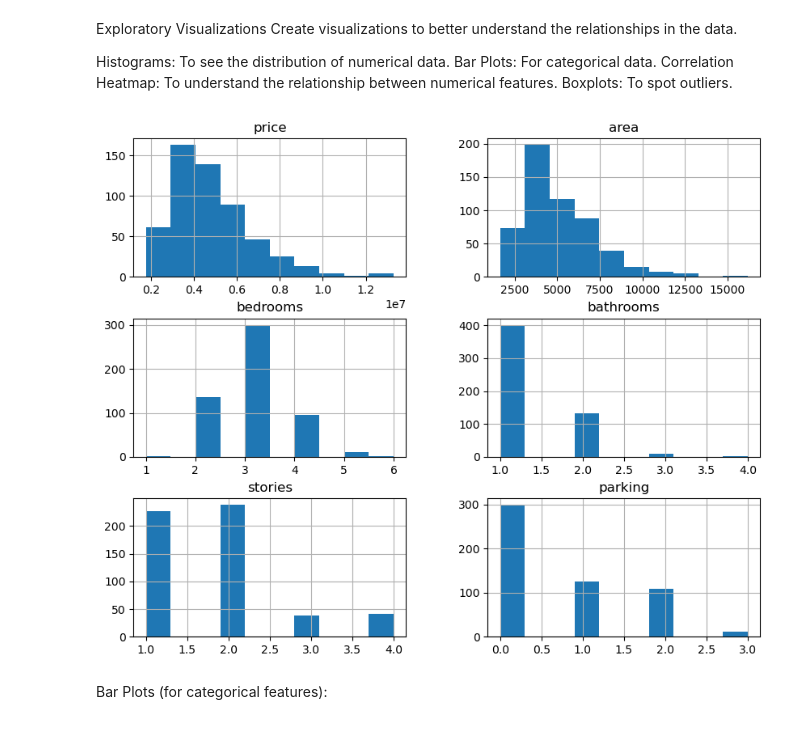
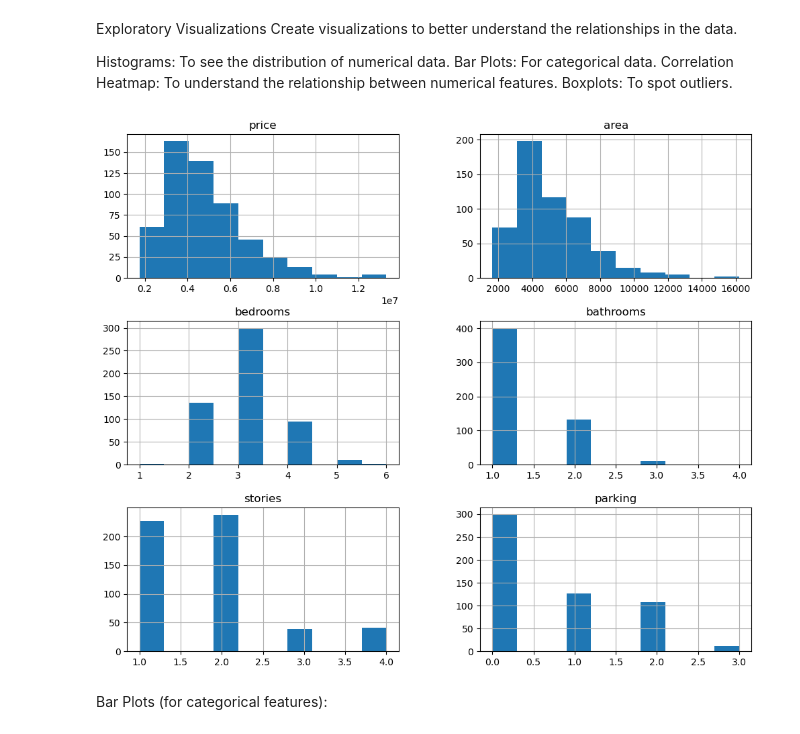
Before and after one commit to iamjaraa/Exploratory-Data-Analysis-And-House_Prediction, a Jupyter notebook: Housing.ipynb, the cells around one changed output. Drawn from its saved outputs; the diff is of its cells as text; code cells hidden in the pictures.

```diff
--- a/Housing.ipynb
+++ b/Housing.ipynb
@@ -127,10 +127,10 @@ Boxplots: To spot outliers.
 # %%
 #Histograms (for numerical features)
 
-df.hist(figsize=(10, 8),  )
+df.hist(figsize=(12, 10), )
 plt.show()
 # %% [output]
-[figure, old version]
+[figure, new version]
 # %% [markdown]
 Bar Plots (for categorical features):
 # %%
```
Also changed, not shown: parts of 2 cells of this notebook.
